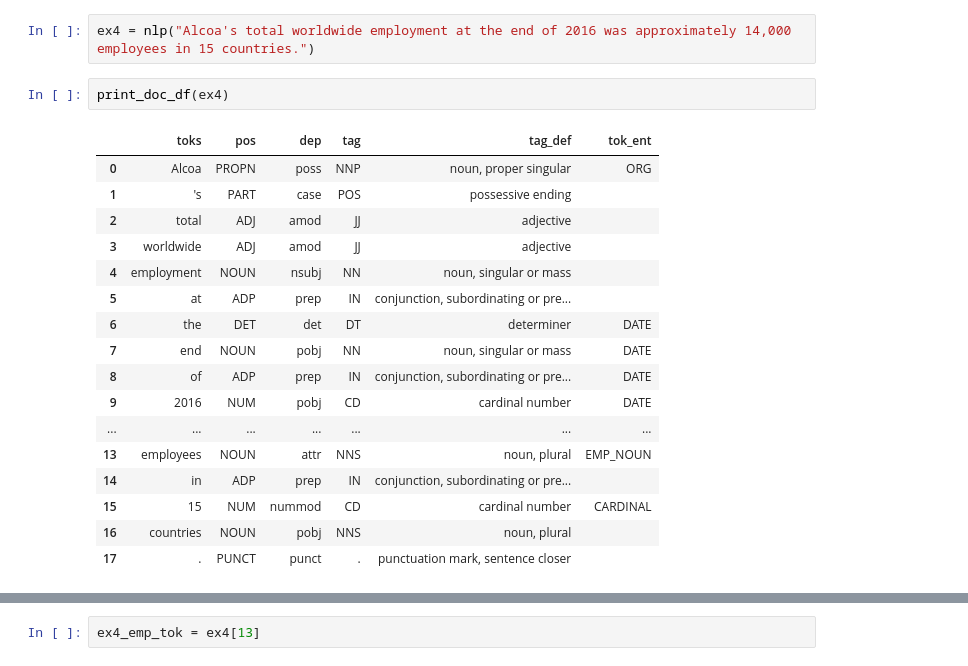
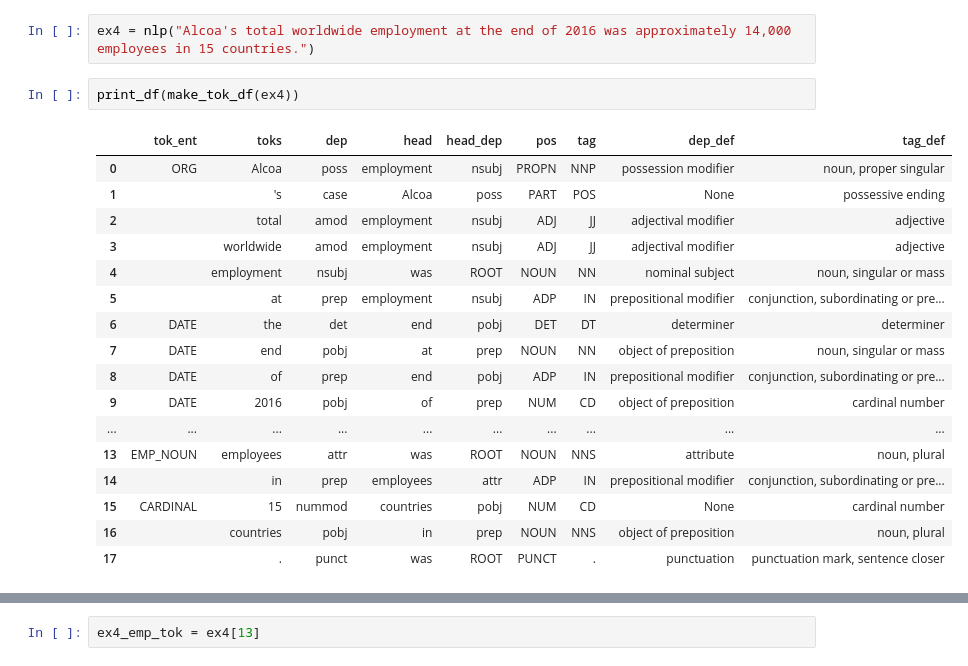
Before and after one commit to JarrodAJ/sec_employee_information_extraction, a Jupyter notebook: 4_Define_SpaCy_NER.ipynb, the cells around one changed output, grey strips where cells are left out. Cells and saved outputs as stored; diff of their text form.

```diff
--- a/4_Define_SpaCy_NER.ipynb
+++ b/4_Define_SpaCy_NER.ipynb
@@ -630,26 +626,26 @@ Desired output:
 `(employment, was, 14,000, employees)`
 # %%
 ex4 = nlp("Alcoa's total worldwide employment at the end of 2016 was approximately 14,000 employees in 15 countries.")
-# %%
-print_doc_df(ex4)
-# %% [output]
-|  | toks | pos | dep | tag | tag_def | tok_ent |
-| 0 | Alcoa | PROPN | poss | NNP | noun, proper singular | ORG |
-| 1 | 's | PART | case | POS | possessive ending |  |
-| 2 | total | ADJ | amod | JJ | adjective |  |
-| 3 | worldwide | ADJ | amod | JJ | adjective |  |
-| 4 | employment | NOUN | nsubj | NN | noun, singular or mass |  |
-| 5 | at | ADP | prep | IN | conjunction, subordinating or pre... |  |
-| 6 | the | DET | det | DT | determiner | DATE |
-| 7 | end | NOUN | pobj | NN | noun, singular or mass | DATE |
-| 8 | of | ADP | prep | IN | conjunction, subordinating or pre... | DATE |
-| 9 | 2016 | NUM | pobj | CD | cardinal number | DATE |
-| ... | ... | ... | ... | ... | ... | ... |
-| 13 | employees | NOUN | attr | NNS | noun, plural | EMP_NOUN |
-| 14 | in | ADP | prep | IN | conjunction, subordinating or pre... |  |
-| 15 | 15 | NUM | nummod | CD | cardinal number | CARDINAL |
-| 16 | countries | NOUN | pobj | NNS | noun, plural |  |
-| 17 | . | PUNCT | punct | . | punctuation mark, sentence closer |  |
+# %%
+print_df(make_tok_df(ex4))
+# %% [output]
+|  | tok_ent | toks | dep | head | head_dep | pos | tag | dep_def | tag_def |
+| 0 | ORG | Alcoa | poss | employment | nsubj | PROPN | NNP | possession modifier | noun, proper singular |
+| 1 |  | 's | case | Alcoa | poss | PART | POS | None | possessive ending |
+| 2 |  | total | amod | employment | nsubj | ADJ | JJ | adjectival modifier | adjective |
+| 3 |  | worldwide | amod | employment | nsubj | ADJ | JJ | adjectival modifier | adjective |
+| 4 |  | employment | nsubj | was | ROOT | NOUN | NN | nominal subject | noun, singular or mass |
+| 5 |  | at | prep | employment | nsubj | ADP | IN | prepositional modifier | conjunction, subordinating or pre... |
+| 6 | DATE | the | det | end | pobj | DET | DT | determiner | determiner |
+| 7 | DATE | end | pobj | at | prep | NOUN | NN | object of preposition | noun, singular or mass |
+| 8 | DATE | of | prep | end | pobj | ADP | IN | prepositional modifier | conjunction, subordinating or pre... |
+| 9 | DATE | 2016 | pobj | of | prep | NUM | CD | object of preposition | cardinal number |
+| ... | ... | ... | ... | ... | ... | ... | ... | ... | ... |
+| 13 | EMP_NOUN | employees | attr | was | ROOT | NOUN | NNS | attribute | noun, plural |
+| 14 |  | in | prep | employees | attr | ADP | IN | prepositional modifier | conjunction, subordinating or pre... |
+| 15 | CARDINAL | 15 | nummod | countries | pobj | NUM | CD | None | cardinal number |
+| 16 |  | countries | pobj | in | prep | NOUN | NNS | object of preposition | noun, plural |
+| 17 |  | . | punct | was | ROOT | PUNCT | . | punctuation | punctuation mark, sentence closer |
 # %%
 print_doc_info(ex4)
 # %% [output]
```
Also changed, not shown: parts of 44 cells of this notebook.
